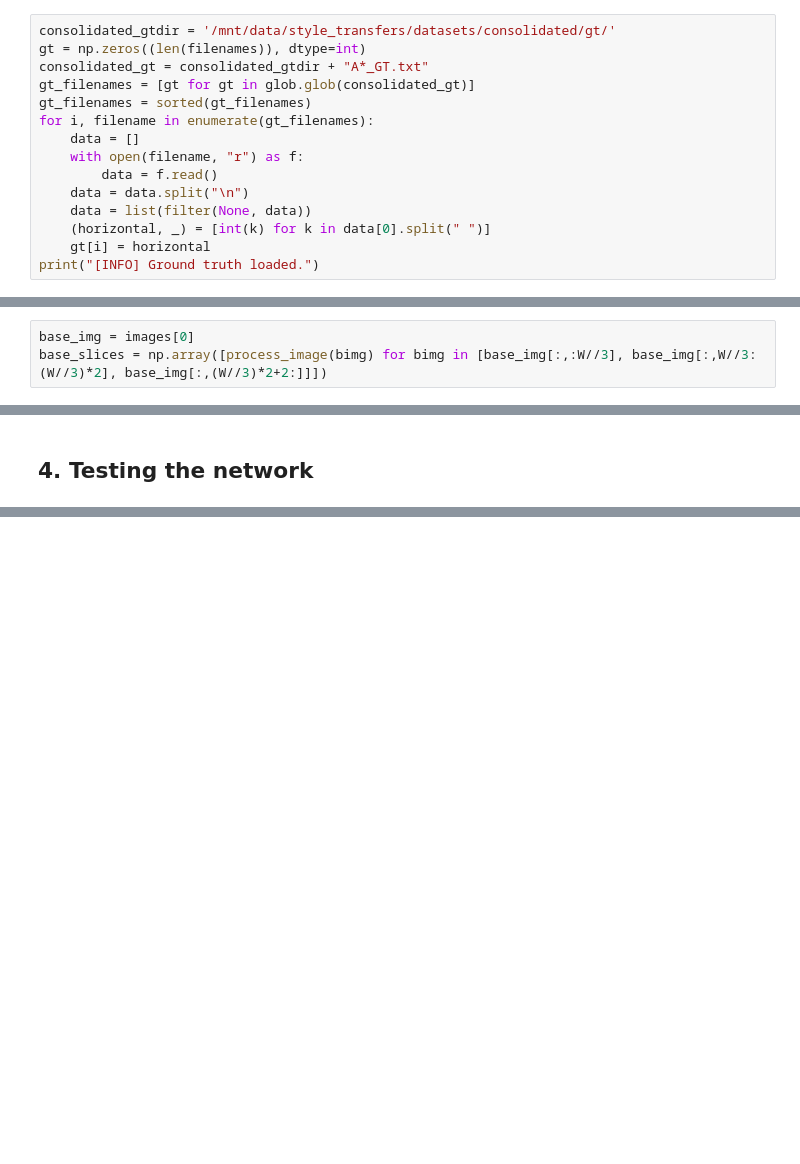
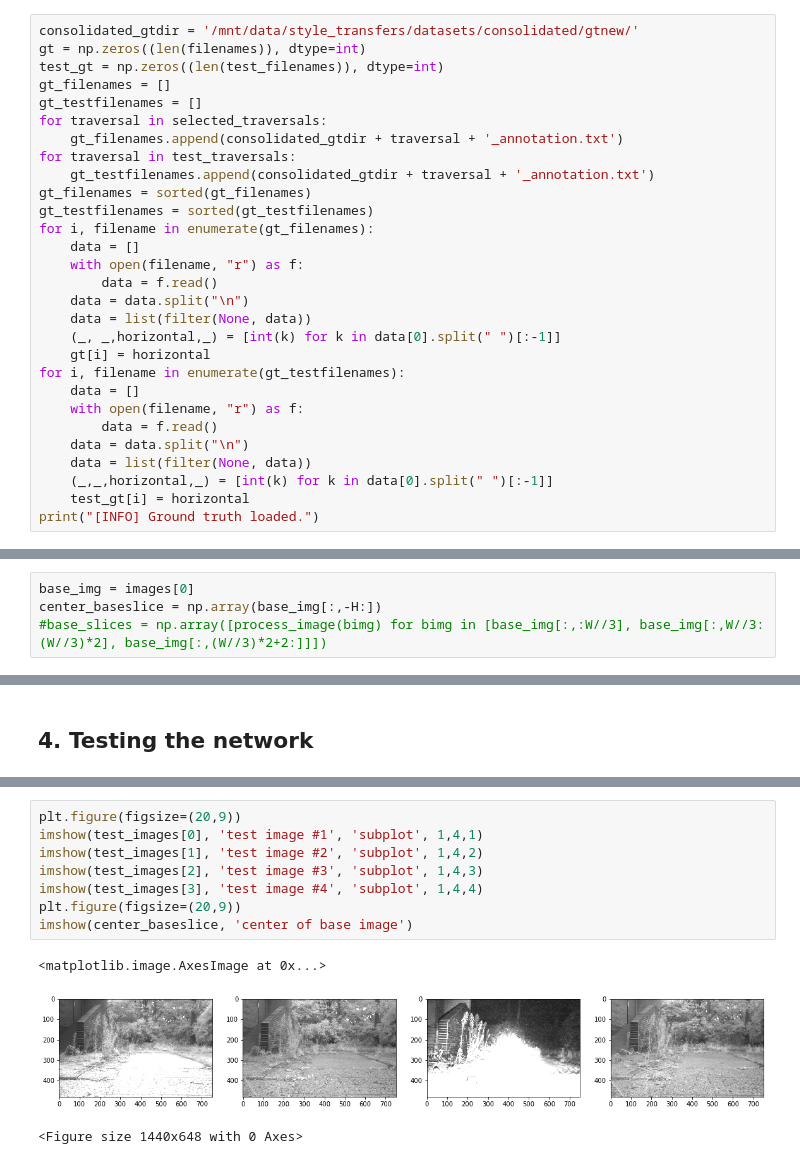
Before and after one commit to lindepav/Siamese-offset-detection, a Jupyter notebook: siamese-matching.ipynb, the cells around one changed output, grey strips where cells are left out. Cells and saved outputs as stored; diff of their text form; blank space fills up the shorter version.

```diff
--- a/siamese-matching.ipynb
+++ b/siamese-matching.ipynb
@@ -46,19 +54,33 @@ print ('[INFO] {} images loaded in {:.1f} seconds.'.format(len(filenames), (time
 # %% [markdown]
 #### Getting the horizontal offset from ground truth
 # %%
-consolidated_gtdir = '/mnt/data/style_transfers/datasets/consolidated/gt/'
+consolidated_gtdir = '/mnt/data/style_transfers/datasets/consolidated/gtnew/'
 gt = np.zeros((len(filenames)), dtype=int)
-consolidated_gt = consolidated_gtdir + "A*_GT.txt"
-gt_filenames = [gt for gt in glob.glob(consolidated_gt)]
+test_gt = np.zeros((len(test_filenames)), dtype=int)
+gt_filenames = []
+gt_testfilenames = []
+for traversal in selected_traversals:
+    gt_filenames.append(consolidated_gtdir + traversal + '_annotation.txt')
+for traversal in test_traversals:
+    gt_testfilenames.append(consolidated_gtdir + traversal + '_annotation.txt')
 gt_filenames = sorted(gt_filenames)
+gt_testfilenames = sorted(gt_testfilenames)
 for i, filename in enumerate(gt_filenames):
     data = []
     with open(filename, "r") as f:
         data = f.read()
     data = data.split("\n")
     data = list(filter(None, data))
-    (horizontal, _) = [int(k) for k in data[0].split(" ")]
+    (_, _,horizontal,_) = [int(k) for k in data[0].split(" ")[:-1]]
     gt[i] = horizontal
+for i, filename in enumerate(gt_testfilenames):
+    data = []
+    with open(filename, "r") as f:
+        data = f.read()
+    data = data.split("\n")
+    data = list(filter(None, data))
+    (_,_,horizontal,_) = [int(k) for k in data[0].split(" ")[:-1]]
+    test_gt[i] = horizontal
 print("[INFO] Ground truth loaded.")
 # %% [output]
 [INFO] Ground truth loaded.
@@ -204,6 +226,7 @@ MODEL_PATH = os.path.sep.join([BASE_OUTPUT, "siamese_model"])
 PLOT_PATH = os.path.sep.join([BASE_OUTPUT, "plot.png"])
 # %%
 base_img = images[0]
-base_slices = np.array([process_image(bimg) for bimg in [base_img[:,:W//3], base_img[:,W//3:(W//3)*2], base_img[:,(W//3)*2+2:]]])
+center_baseslice = np.array(base_img[:,-H:])
+#base_slices = np.array([process_image(bimg) for bimg in [base_img[:,:W//3], base_img[:,W//3:(W//3)*2], base_img[:,(W//3)*2+2:]]])
 # %%
 start = time.time()
@@ -336,0 +385,12 @@ print('Test accuracy:', score[1])
+# %%
+plt.figure(figsize=(20,9))
+imshow(test_images[0], 'test image #1', 'subplot', 1,4,1)
+imshow(test_images[1], 'test image #2', 'subplot', 1,4,2)
+imshow(test_images[2], 'test image #3', 'subplot', 1,4,3)
+imshow(test_images[3], 'test image #4', 'subplot', 1,4,4)
+plt.figure(figsize=(20,9))
+imshow(center_baseslice, 'center of base image')
+# %% [output]
+<matplotlib.image.AxesImage at 0x...>
+[figure, added]
+<Figure size 1440x648 with 0 Axes>
```
Also changed, not shown: parts of 25 cells of this notebook, 1 other file.
